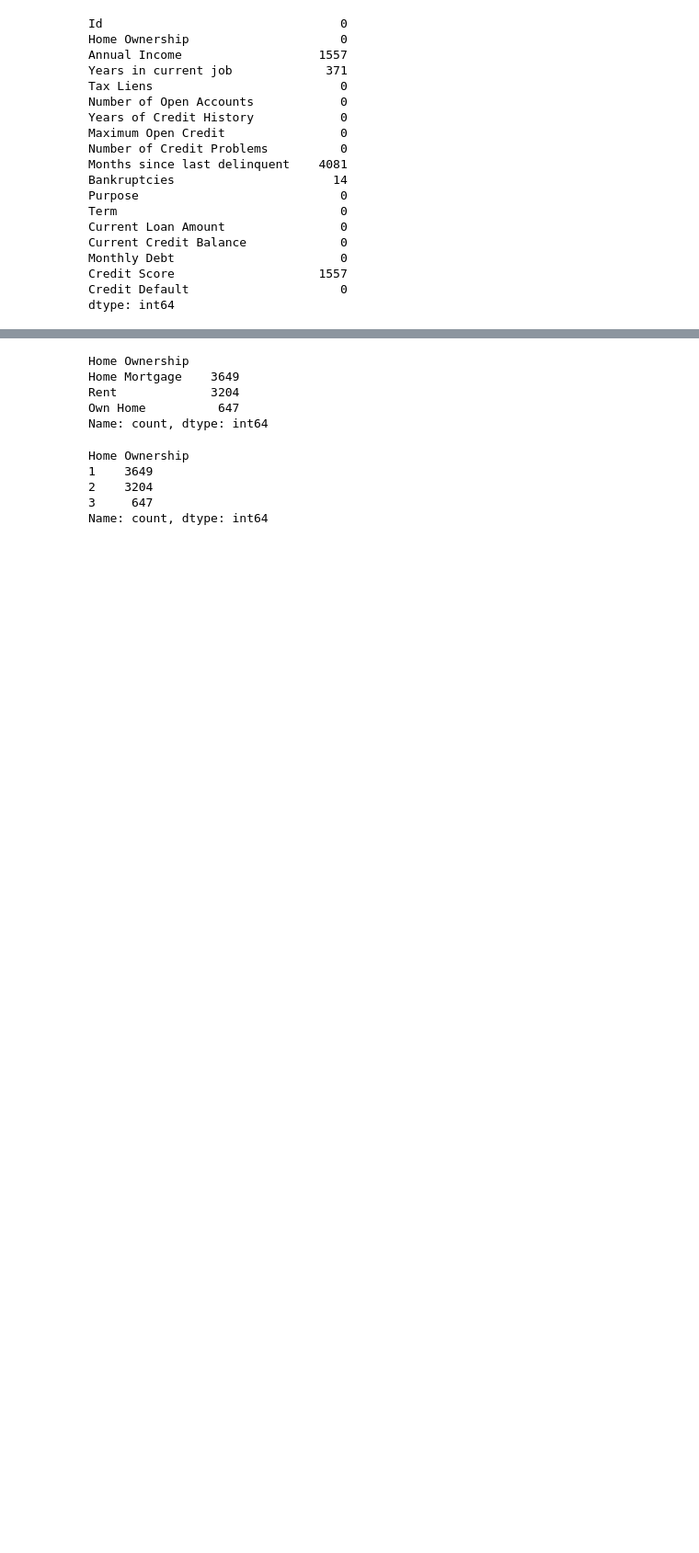
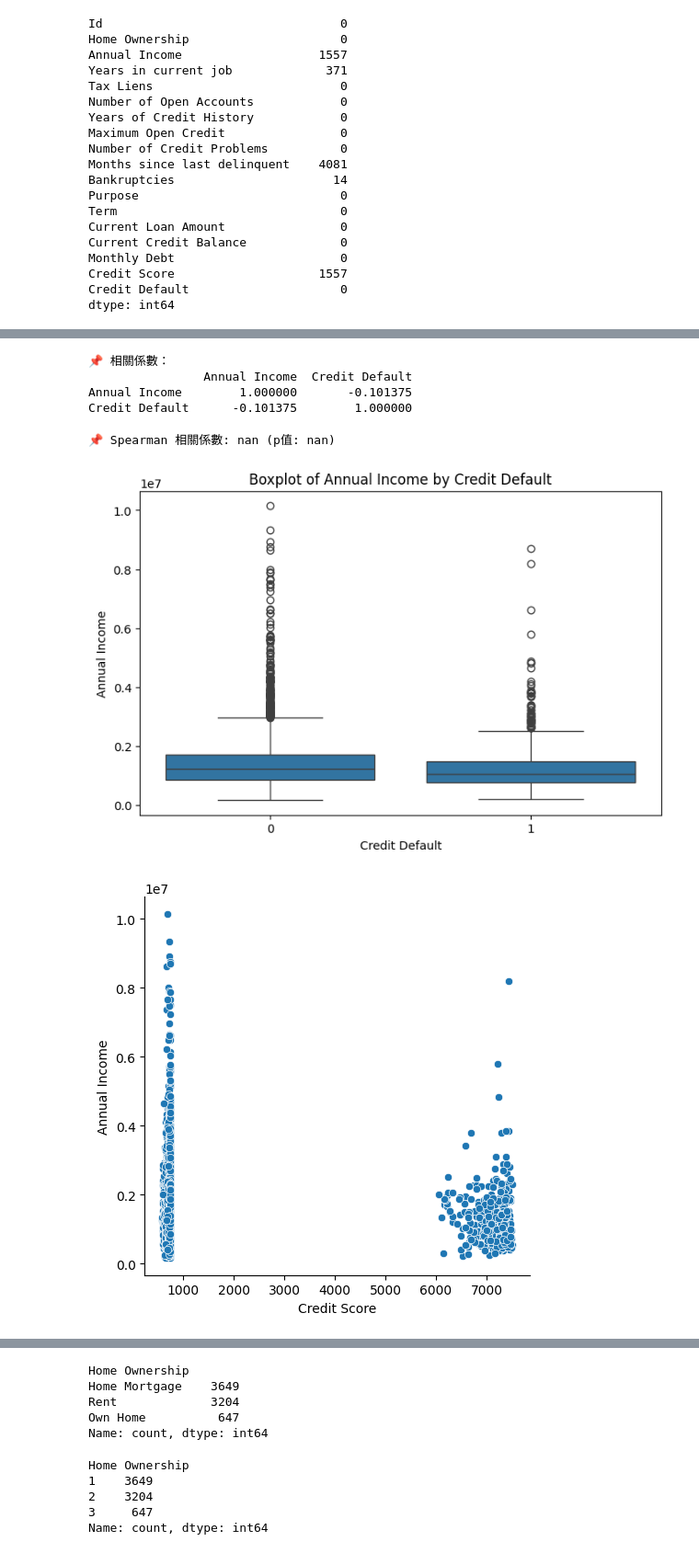
Before and after one commit to LiShun522/tibame_1224, a Jupyter notebook: data_analysis/20250204_個人專題(貸款違約預測)/Loan Default Prediction/data_preprocessing.ipynb, the cells around one changed output, grey strips where cells are left out. Shown at 92% size. Cells and saved outputs as stored; diff of their text form; code cells hidden in the pictures; blank space fills up the shorter version.

```diff
--- a/data_analysis/20250204_個人專題(貸款違約預測)/Loan Default Prediction/data_preprocessing.ipynb
+++ b/data_analysis/20250204_個人專題(貸款違約預測)/Loan Default Prediction/data_preprocessing.ipynb
@@ -342,0 +460,27 @@ sns.set_style('whitegrid')
+# %%
+correlation = df[["Annual Income", "Credit Default"]].corr()
+
+# 顯示結果
+print("📌 相關係數：")
+print(correlation)
+# %% [output]
+📌 相關係數：
+                Annual Income  Credit Default
+Annual Income        1.000000       -0.101375
+Credit Default      -0.101375        1.000000
+# %%
+from scipy.stats import spearmanr
+spearman_corr, p_value = spearmanr(df["Annual Income"], df["Credit Default"])
+print(f"📌 Spearman 相關係數: {spearman_corr:.4f} (p值: {p_value:.4f})")
+# %% [output]
+📌 Spearman 相關係數: nan (p值: nan)
+# %%
+plt.figure(figsize=(8, 5))
+sns.boxplot(data=df, x="Credit Default", y="Annual Income")
+plt.title("Boxplot of Annual Income by Credit Default")
+plt.show()
+sns.relplot(data=df, x="Credit Score", y="Annual Income")
+plt.show()
+# %% [output]
+[figure, added]
+[figure, added]
```
Also changed, not shown: parts of 75 cells of this notebook, 5 other files.
